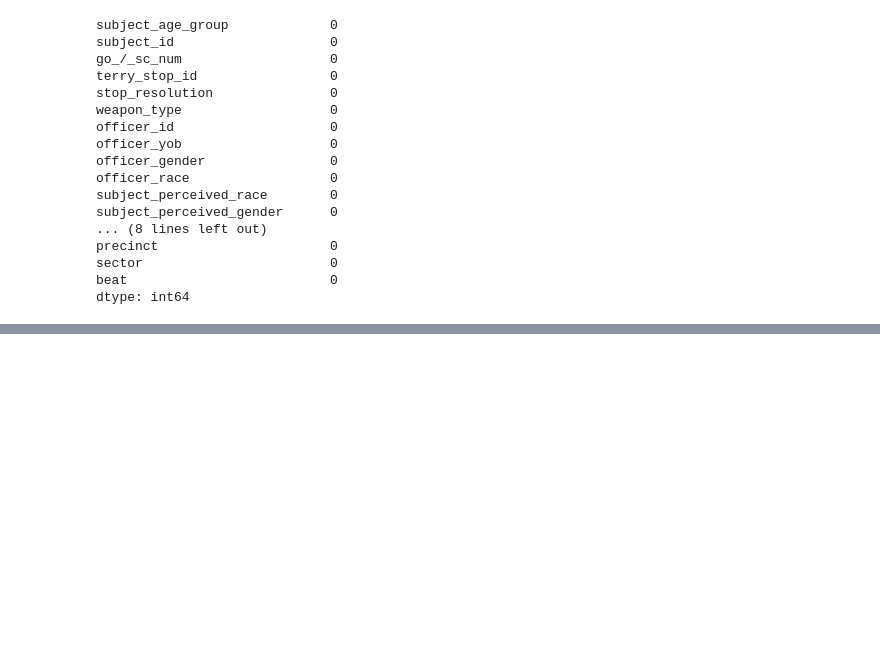
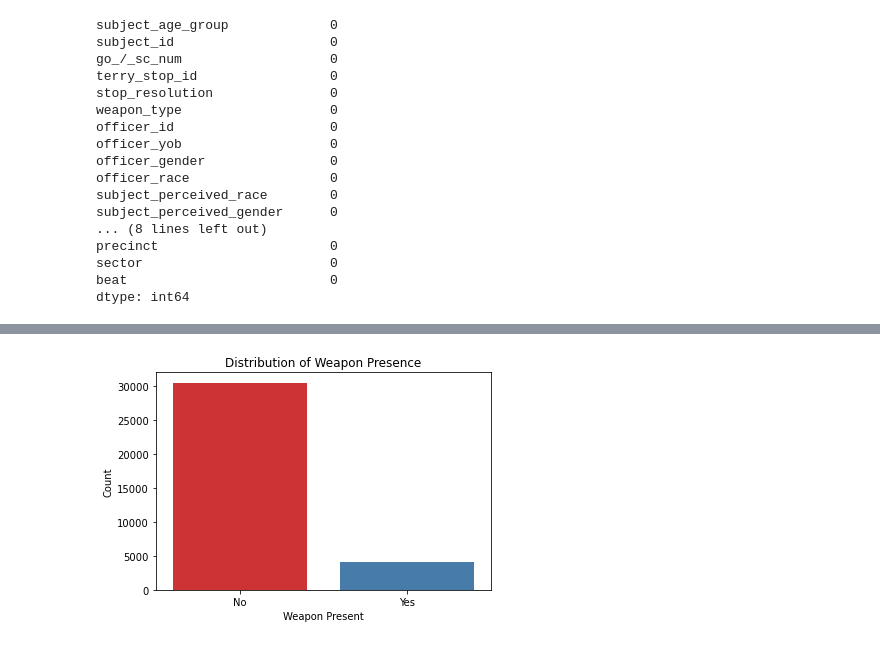
Before and after one commit to StacyMogeni/phase3_project, a Jupyter notebook: Untitled.ipynb, the cells around one changed output, grey strips where cells are left out. Drawn from its saved outputs; the diff is of its cells as text; code cells hidden in the pictures; blank space fills up the shorter version.

```diff
--- a/Untitled.ipynb
+++ b/Untitled.ipynb
@@ -441,0 +907,10 @@ df1.head()
+# %%
+#Plotting the Distribution of Weapon Presence
+plt.figure(figsize=(6,4))
+sns.countplot(data=df2, x='weapon_present', palette='Set1')
+plt.title('Distribution of Weapon Presence')
+plt.xlabel('Weapon Present')
+plt.ylabel('Count')
+plt.show()
+# %% [output]
+[figure, added]
```
Also changed, not shown: parts of 124 cells of this notebook, 1 other file.
